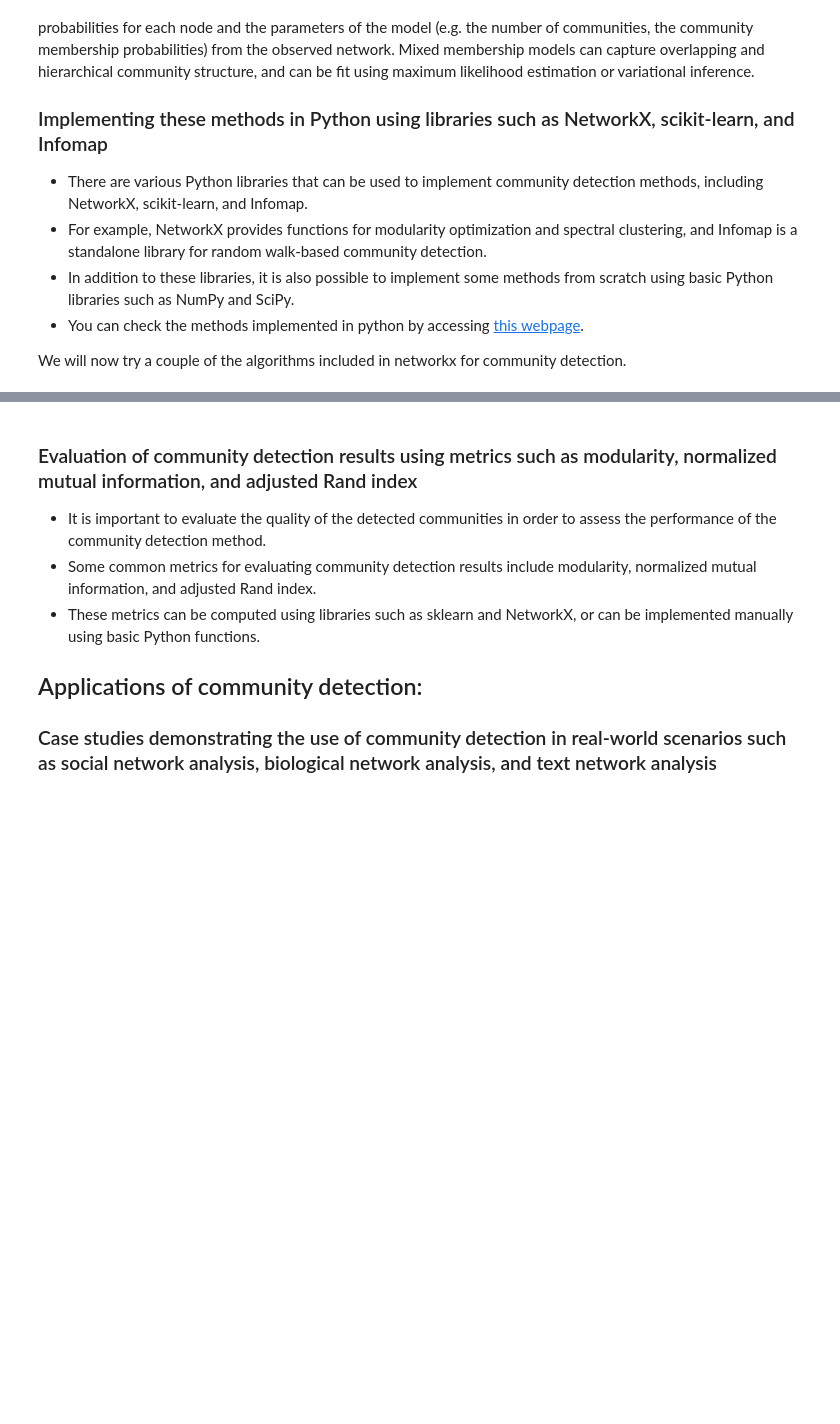
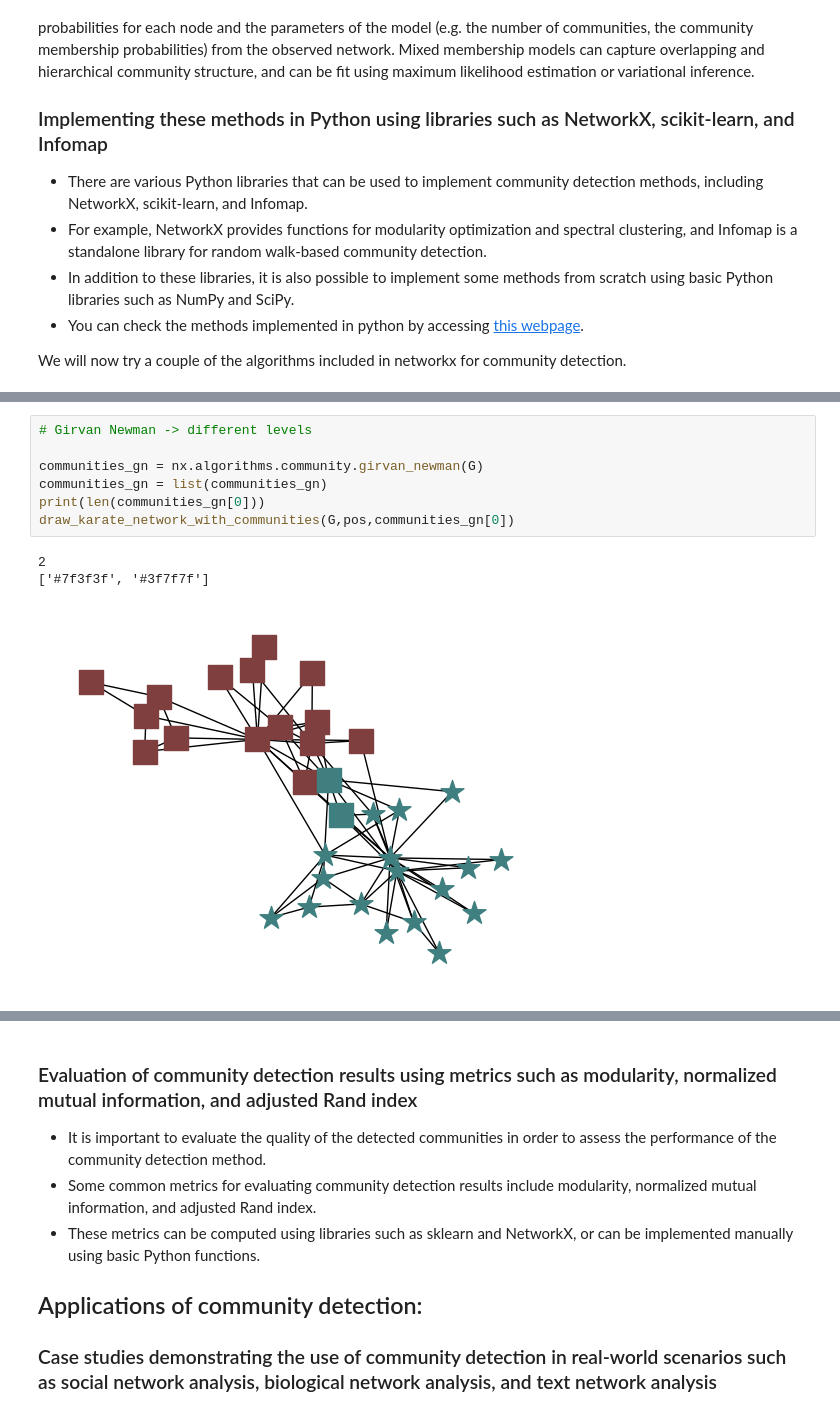
Before and after one commit to IFISC/Complex_Networks_Master, a Jupyter notebook: Lecture_5.ipynb, the cells around one changed output, grey strips where cells are left out. Drawn from its saved outputs; the diff is of its cells as text; blank space fills up the shorter version.

```diff
--- a/Lecture_5.ipynb
+++ b/Lecture_5.ipynb
@@ -92,0 +122,11 @@ Subclasses:     DiGraph, MultiGraph, OrderedGraph, _AntiGraph
+# %%
+# Girvan Newman -> different levels
+
+communities_gn = nx.algorithms.community.girvan_newman(G)
+communities_gn = list(communities_gn)
+print(len(communities_gn[0]))
+draw_karate_network_with_communities(G,pos,communities_gn[0])
+# %% [output]
+2
+['#7f3f3f', '#3f7f7f']
+[figure, added]
```
Also changed, not shown: parts of 8 cells of this notebook.
